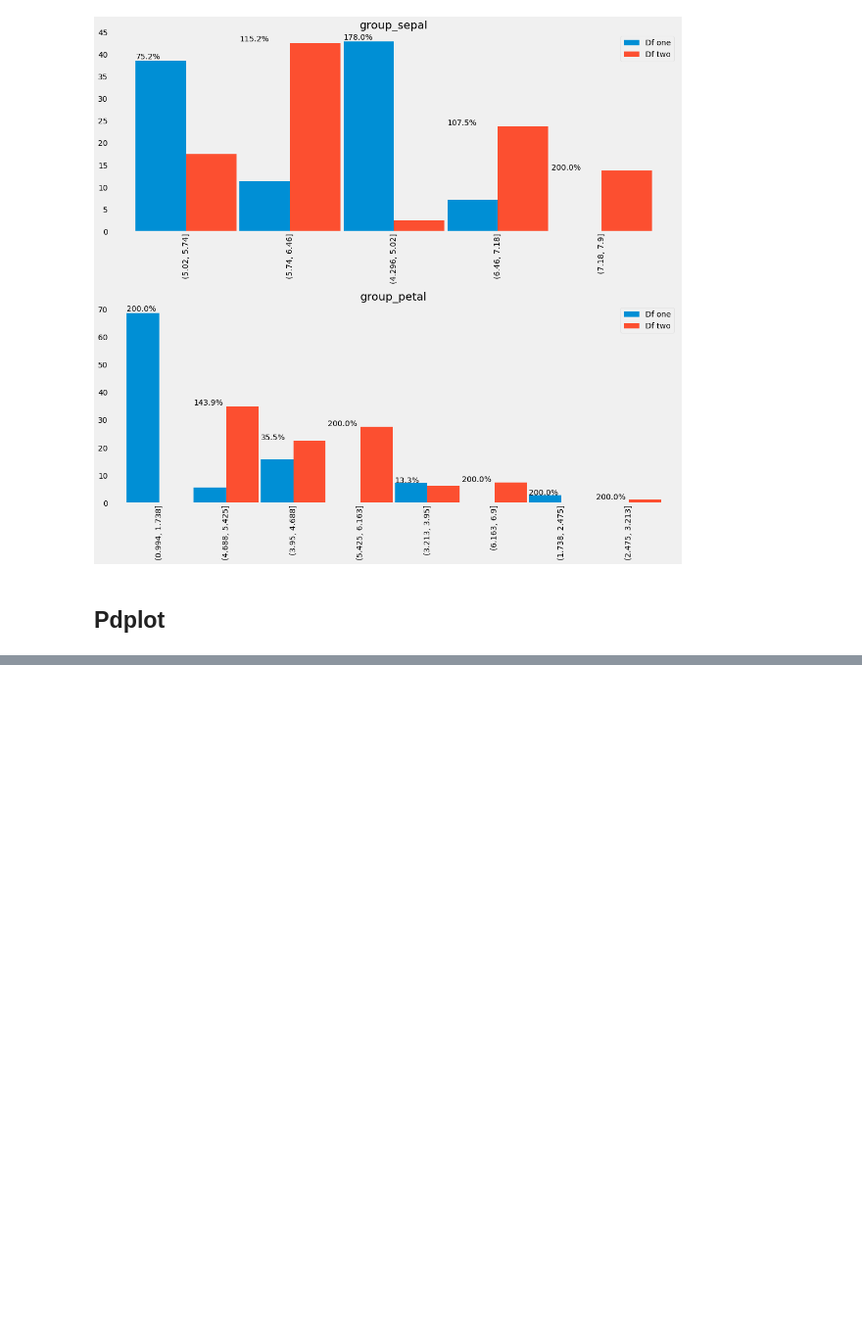
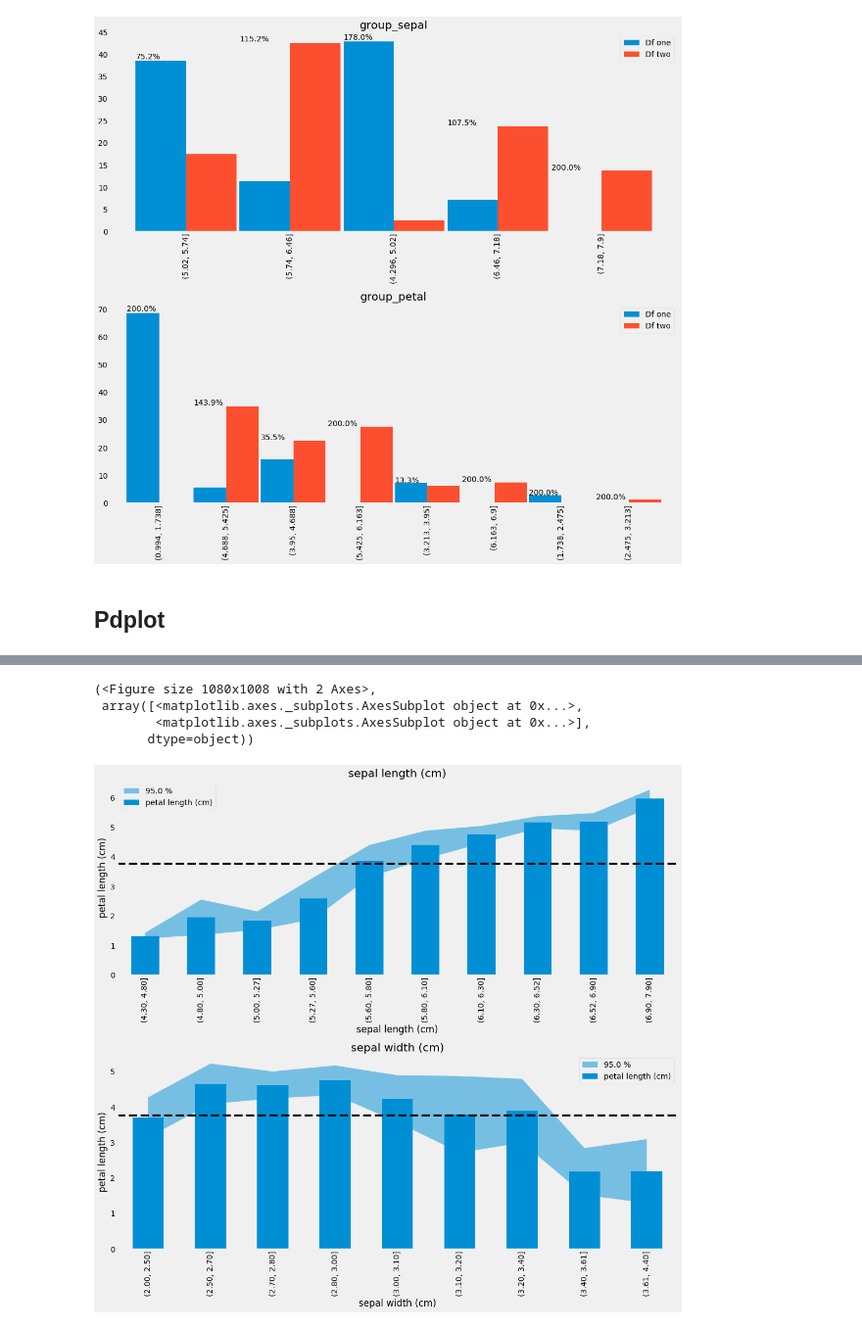
Before and after one commit to SpikeLab-CL/SpikePy, a Jupyter notebook: Notebooks/plots_helpers.ipynb, the cells around one changed output, grey strips where cells are left out. Shown: that part at 98% size. Drawn from its saved outputs; the diff is of its cells as text; code cells hidden in the pictures; blank space fills up the shorter version.

Commit message:
se agrega pdp plot para regresiones

```diff
--- a/Notebooks/plots_helpers.ipynb
+++ b/Notebooks/plots_helpers.ipynb
@@ -142 +139,6 @@ HBox(children=(IntProgress(value=0, max=2), HTML(value='')))
 [figure]
+# %%
+#Numerical variables and numerical target
+sp.pdplot(df, ['sepal length (cm)', 'sepal width (cm)'], 'petal length (cm)', numeric=True,
+         nbins=10, confidence_q=[.95], target_type='regression')
+# %% [output]
@@ -142,0 +146,5 @@ HBox(children=(IntProgress(value=0, max=2), HTML(value='')))
+(<Figure size 1080x1008 with 2 Axes>,
+ array([<matplotlib.axes._subplots.AxesSubplot object at 0x...>,
+        <matplotlib.axes._subplots.AxesSubplot object at 0x...>],
+       dtype=object))
+[figure, added]
```
Also changed, not shown: parts of 5 cells of this notebook, 1 other file.
